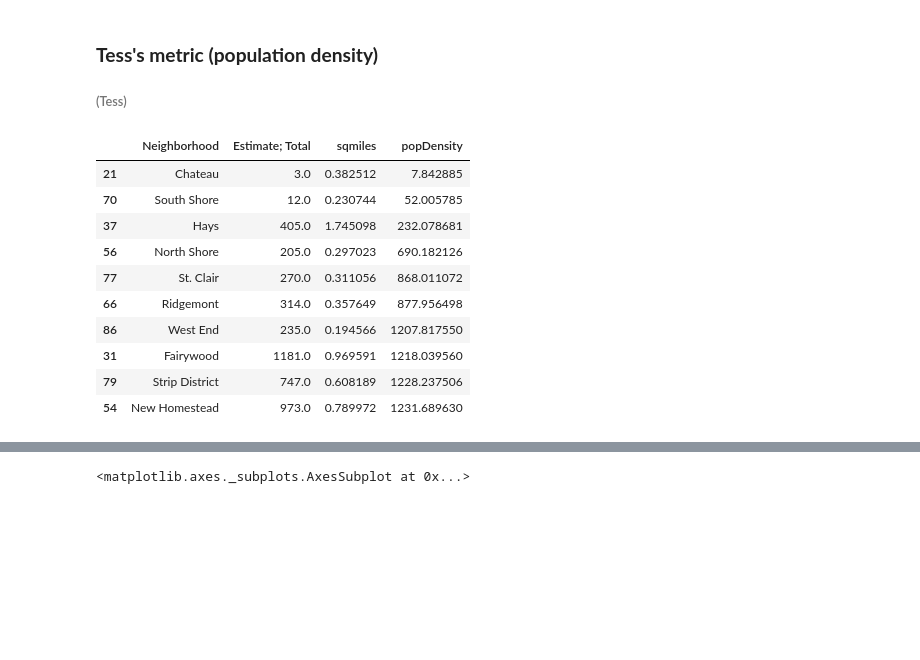
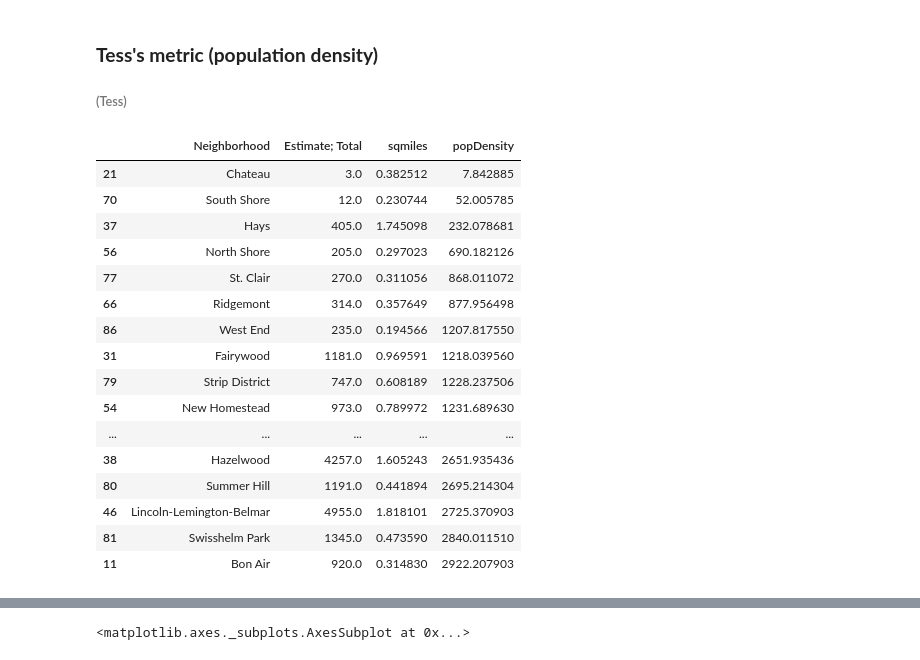
Before and after one commit to anikaGJ/toBeAPanther, a Jupyter notebook: BestNeighborhoodProject.ipynb, the cells around one changed output, grey strips where cells are left out. Cells and saved outputs as stored; diff of their text form; code cells hidden in the pictures; blank space fills up the shorter version.

```diff
--- a/BestNeighborhoodProject.ipynb
+++ b/BestNeighborhoodProject.ipynb
@@ -94,26 +94,33 @@ Overall, the best neighborhood to hunt deer in is by far and large Squirrell Hil
 # %%
 import pandas as pd
 
 area = pd.read_csv("neighborhoods.csv")
 population = pd.read_csv("total-population.csv")
 
 area1 = area[["hood", "sqmiles"]].rename(columns={'hood': 'Neighborhood'})
 pop1 = population[["Neighborhood", "Estimate; Total"]]
 
 density = pd.merge(pop1, area1, on='Neighborhood')
 density['popDensity'] = density['Estimate; Total'] / density['sqmiles']
 density = density.sort_values(by='popDensity', ascending=True)
 
-density.head(10)
+
+density.head(20)
 # %% [output]
 |  | Neighborhood | Estimate; Total | sqmiles | popDensity |
 | 21 | Chateau | 3.0 | 0.382512 | 7.842885 |
 | 70 | South Shore | 12.0 | 0.230744 | 52.005785 |
 | 37 | Hays | 405.0 | 1.745098 | 232.078681 |
 | 56 | North Shore | 205.0 | 0.297023 | 690.182126 |
 | 77 | St. Clair | 270.0 | 0.311056 | 868.011072 |
 | 66 | Ridgemont | 314.0 | 0.357649 | 877.956498 |
 | 86 | West End | 235.0 | 0.194566 | 1207.817550 |
 | 31 | Fairywood | 1181.0 | 0.969591 | 1218.039560 |
 | 79 | Strip District | 747.0 | 0.608189 | 1228.237506 |
 | 54 | New Homestead | 973.0 | 0.789972 | 1231.689630 |
+| ... | ... | ... | ... | ... |
+| 38 | Hazelwood | 4257.0 | 1.605243 | 2651.935436 |
+| 80 | Summer Hill | 1191.0 | 0.441894 | 2695.214304 |
+| 46 | Lincoln-Lemington-Belmar | 4955.0 | 1.818101 | 2725.370903 |
+| 81 | Swisshelm Park | 1345.0 | 0.473590 | 2840.011510 |
+| 11 | Bon Air | 920.0 | 0.314830 | 2922.207903 |
```
Also changed, not shown: parts of 1 cell of this notebook.
